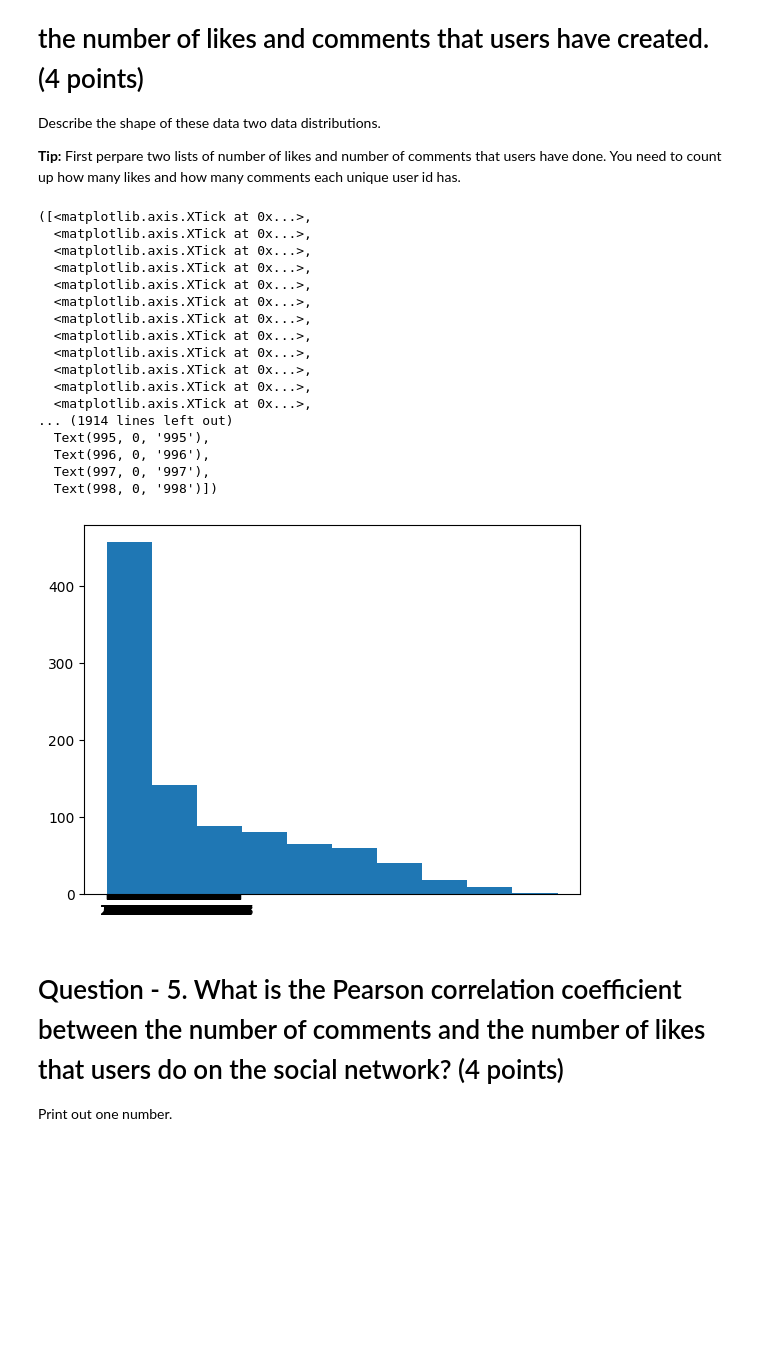
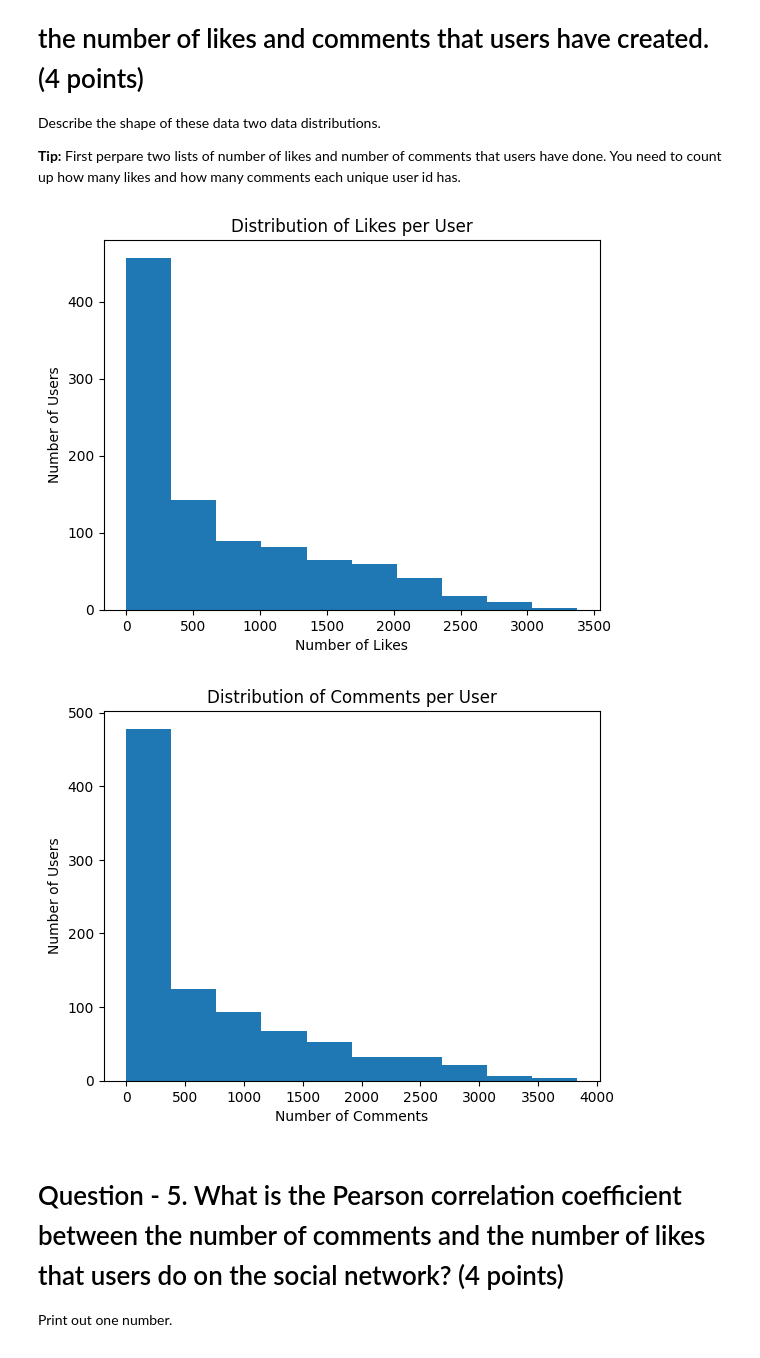
Before and after one commit to leiandas/CS329E-Assignments, a Jupyter notebook: Assignment 2/329e_HW2.ipynb, the cells around one changed output. Drawn from its saved outputs; the diff is of its cells as text; code cells hidden in the pictures; blank space fills up the shorter version.

```diff
--- a/Assignment 2/329e_HW2.ipynb
+++ b/Assignment 2/329e_HW2.ipynb
@@ -175,29 +175,25 @@ Describe the shape of these data two data distributions.
 # %%
 # list of likes and comments by user
 numCommentsByUser = comment_hasCreator_person.groupby("Person.id").count()
 numLikesByUser = person_likes_post.groupby("Person.id").count()
 numLikesByUser = numLikesByUser[["Post.id"]]
-plt.hist(numLikesByUser)
-plt.xticks(ticks=numLikesByUser.index)
+
+# likes by user histogram
+plt.hist(numLikesByUser, bins=10)
+plt.title('Distribution of Likes per User')
+plt.xlabel('Number of Likes')
+plt.ylabel('Number of Users')
+plt.show()
+
+# comments by user histogram
+plt.hist(numCommentsByUser, bins=10)
+plt.title('Distribution of Comments per User')
+plt.xlabel('Number of Comments')
+plt.ylabel('Number of Users')
+plt.show()
 # %% [output]
-([<matplotlib.axis.XTick at 0x...>,
-  <matplotlib.axis.XTick at 0x...>,
-  <matplotlib.axis.XTick at 0x...>,
-  <matplotlib.axis.XTick at 0x...>,
-  <matplotlib.axis.XTick at 0x...>,
-  <matplotlib.axis.XTick at 0x...>,
-  <matplotlib.axis.XTick at 0x...>,
-  <matplotlib.axis.XTick at 0x...>,
-  <matplotlib.axis.XTick at 0x...>,
-  <matplotlib.axis.XTick at 0x...>,
-  <matplotlib.axis.XTick at 0x...>,
-  <matplotlib.axis.XTick at 0x...>,
-... (1914 lines left out)
-  Text(995, 0, '995'),
-  Text(996, 0, '996'),
-  Text(997, 0, '997'),
-  Text(998, 0, '998')])
-[figure, old version]
+[figure, new version]
+[figure, added]
 # %% [markdown]
 # Question - 5. What is the Pearson correlation coefficient between the number of comments and the number of likes that users do on the social network? (4 points)
 
```
